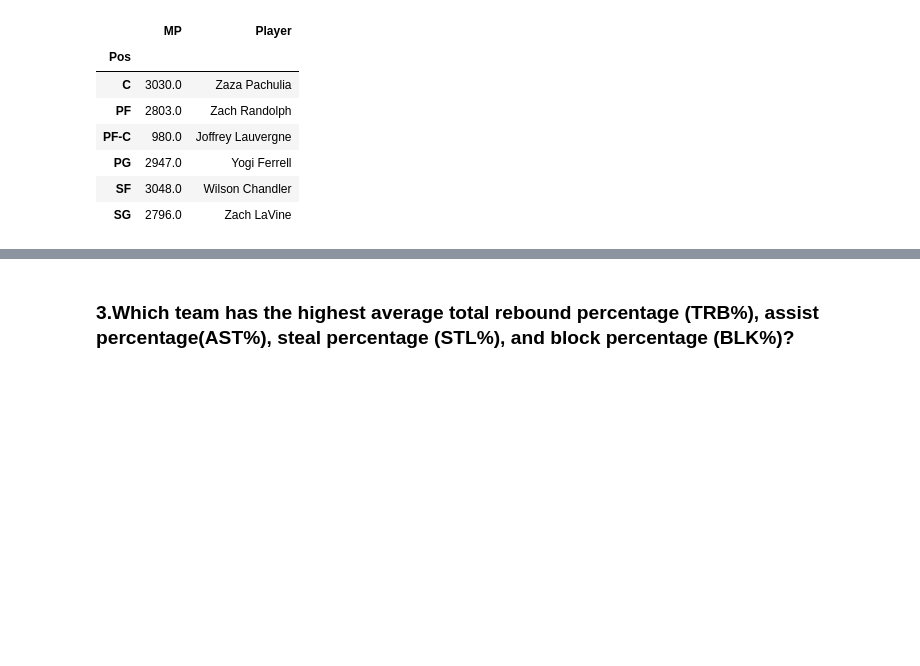
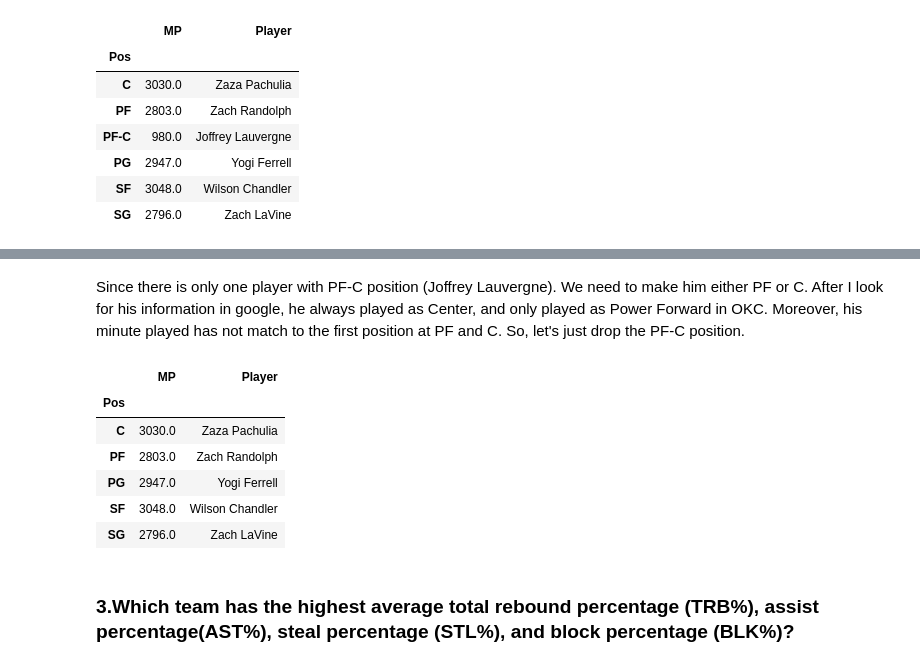
Before and after one commit to hadibudhy/fellowhip, a Jupyter notebook: Nur_Hadi_Budhy_Statistics_Practice_Case.ipynb, the cells around one changed output, grey strips where cells are left out. Saved outputs shown, nothing was run; the diff lists cells and outputs as text; code cells hidden in the pictures; blank space fills up the shorter version.

```diff
--- a/Nur_Hadi_Budhy_Statistics_Practice_Case.ipynb
+++ b/Nur_Hadi_Budhy_Statistics_Practice_Case.ipynb
@@ -158,7 +159,8 @@ young_old
 ### 2.Which player has the most minutes played (MP) in each position (Pos)?
 # %%
 #Player with Most Minutes Played Each Pos
-df.groupby('Pos')['MP', 'Player'].max()
+mm = df.groupby('Pos')['MP', 'Player'].max()
+mm
 # %% [output]
 |  | MP | Player |
 | Pos |  |  |
@@ -171,3 +182,16 @@ df.groupby('Pos')['MP', 'Player'].max()
+# %% [markdown]
+Since there is only one player with PF-C position (Joffrey Lauvergne). We need to make him either PF or C. After I look for his information in google, he always played as Center, and only played as Power Forward in OKC. Moreover, his minute played has not match to the first position at PF and C. So, let's just drop the PF-C position.
+# %%
+# Final Player with Most Minutes Played Each Pos
+mm.drop(index='PF-C')
+# %% [output]
+|  | MP | Player |
+| Pos |  |  |
+| C | 3030.0 | Zaza Pachulia |
+| PF | 2803.0 | Zach Randolph |
+| PG | 2947.0 | Yogi Ferrell |
+| SF | 3048.0 | Wilson Chandler |
+| SG | 2796.0 | Zach LaVine |
 # %% [markdown]
 ### 3.Which team has the highest average total rebound percentage (TRB%), assist percentage(AST%), steal percentage (STL%), and block percentage (BLK%)?
 # %%
```
Also changed, not shown: parts of 3 cells of this notebook.
